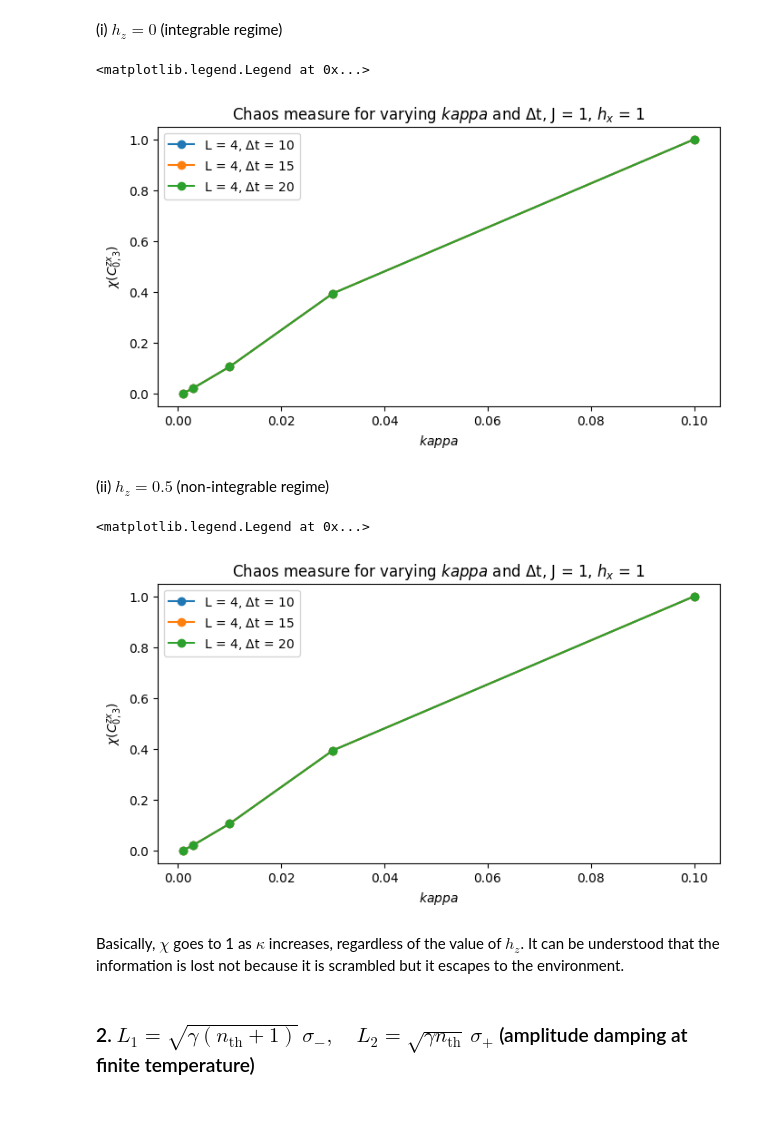
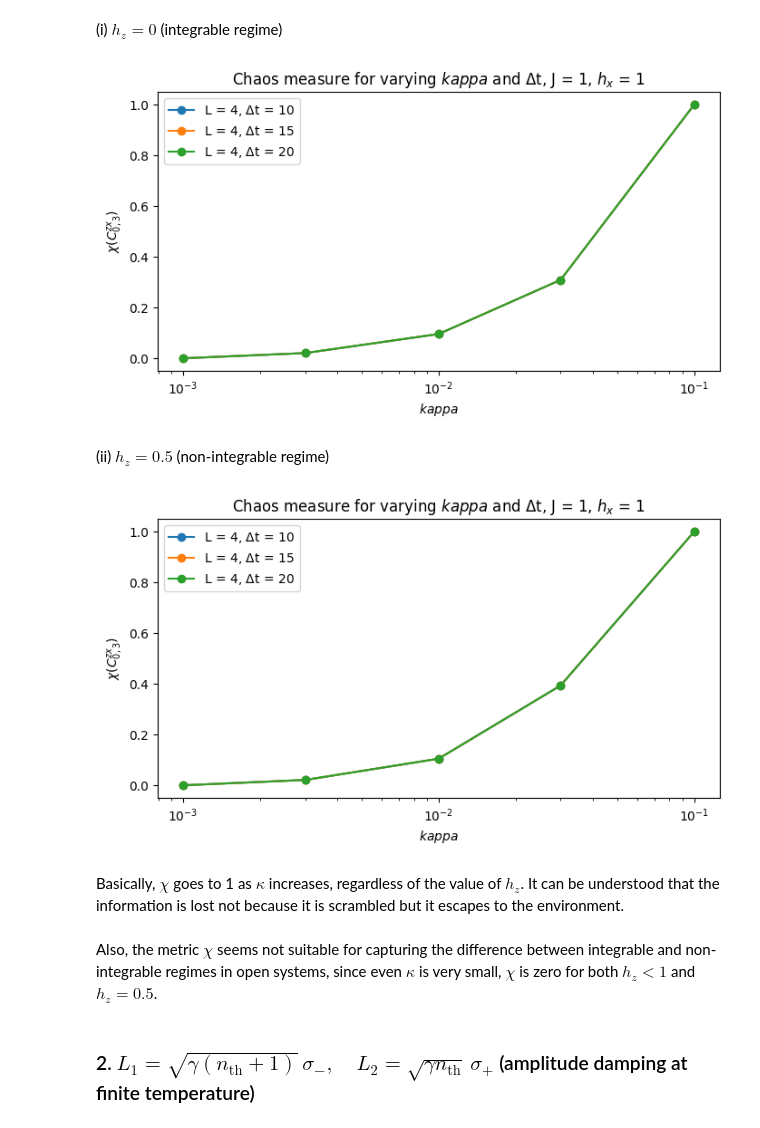
Before and after one commit to Kenji-Maeda/chaos, a Jupyter notebook: open_system.ipynb, the cells around one changed output. Drawn from its saved outputs; the diff is of its cells as text; code cells hidden in the pictures.

Commit message:
update the content of open_system

```diff
--- a/open_system.ipynb
+++ b/open_system.ipynb
@@ -141,15 +141,15 @@ for l, Dt in enumerate(dtlist):
 # %%
 # Integrable limit: 𝜒 -> 0; Chaos limit: 𝜒 -> 1
 plt.figure(figsize=(8,4))
 for l, Dt in enumerate(dtlist):
     plt.plot(kappas,chilist[l], "-o", label = rf'L = {otoc.mfim.L}, $\Delta$t = {Dt}')
 plt.xlabel('$kappa$')
 plt.ylabel('$\chi(C^{zx}_{0,3}) $')
 plt.title(rf"Chaos measure for varying $kappa$ and $\Delta$t, J = {otoc.mfim.J}, $h_x$ = {otoc.mfim.hx}")
 plt.legend()
+plt.xscale('log')
 # %% [output]
-<matplotlib.legend.Legend at 0x...>
-[figure, old version]
+[figure, new version]
 # %% [markdown]
 (ii) $h_z = 0.5$ (non-integrable regime)
 # %%
@@ -183,11 +183,13 @@ plt.xlabel('$kappa$')
 plt.ylabel('$\chi(C^{zx}_{0,3}) $')
 plt.title(rf"Chaos measure for varying $kappa$ and $\Delta$t, J = {otoc.mfim.J}, $h_x$ = {otoc.mfim.hx}")
 plt.legend()
+plt.xscale('log')
 # %% [output]
-<matplotlib.legend.Legend at 0x...>
-[figure, old version]
+[figure, new version]
 # %% [markdown]
 Basically, $\chi$ goes to 1 as $\kappa$ increases, regardless of the value of $h_z$. It can be understood that the information is lost not because it is scrambled but it escapes to the environment.
+# %% [markdown]
+Also, the metric $\chi$ seems not suitable for capturing the difference between integrable and non-integrable regimes in open systems, since even $\kappa$ is very small, $\chi$ is zero for both $h_z < 1$ and $h_z = 0.5$.
 # %% [markdown]
 ### 2. $L_1 = \sqrt{\gamma (n_{\text{th}}+1)}\,\sigma_{-}, \quad L_2 = \sqrt{\gamma n_{\text{th}}}\,\sigma_{+}$ (amplitude damping at finite temperature)
 # %% [markdown]
```
Also changed, not shown: 1 other file.
